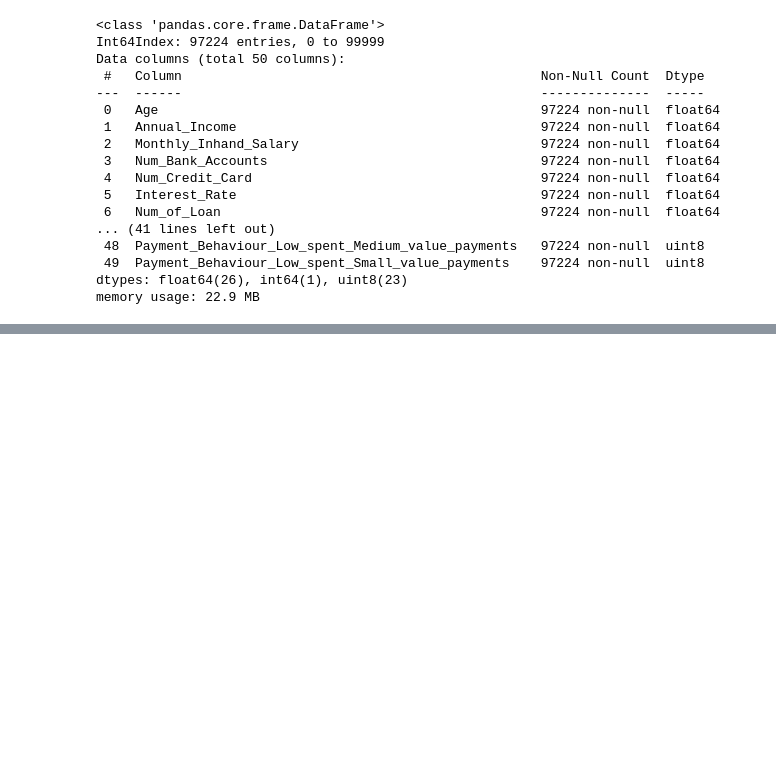
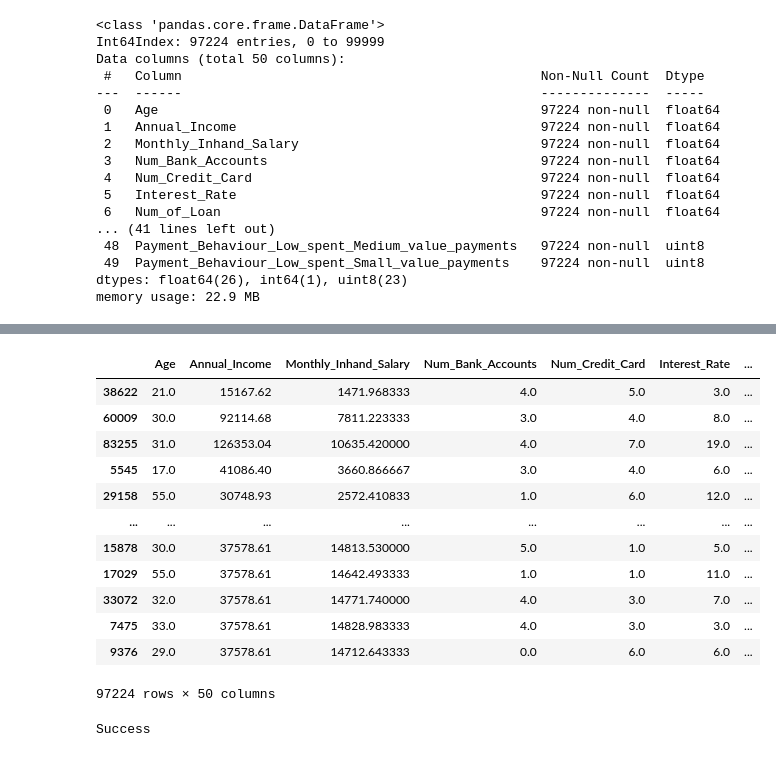
Before and after one commit to Naradon64/MLproject, a Jupyter notebook: data_cleaning.ipynb, the cells around one changed output, grey strips where cells are left out. Cells and saved outputs as stored; diff of their text form; code cells hidden in the pictures; blank space fills up the shorter version.

```diff
--- a/data_cleaning.ipynb
+++ b/data_cleaning.ipynb
@@ -440,0 +456,20 @@ df.to_csv('cleaned_data.csv', index=False)
+# %%
+df.sort_values(by='Monthly_Balance', ascending=True)
+# %% [output]
+|  | Age | Annual_Income | Monthly_Inhand_Salary | Num_Bank_Accounts | Num_Credit_Card | Interest_Rate | ... |
+| 38622 | 21.0 | 15167.62 | 1471.968333 | 4.0 | 5.0 | 3.0 | ... |
+| 60009 | 30.0 | 92114.68 | 7811.223333 | 3.0 | 4.0 | 8.0 | ... |
+| 83255 | 31.0 | 126353.04 | 10635.420000 | 4.0 | 7.0 | 19.0 | ... |
+| 5545 | 17.0 | 41086.40 | 3660.866667 | 3.0 | 4.0 | 6.0 | ... |
+| 29158 | 55.0 | 30748.93 | 2572.410833 | 1.0 | 6.0 | 12.0 | ... |
+| ... | ... | ... | ... | ... | ... | ... | ... |
+| 15878 | 30.0 | 37578.61 | 14813.530000 | 5.0 | 1.0 | 5.0 | ... |
+| 17029 | 55.0 | 37578.61 | 14642.493333 | 1.0 | 1.0 | 11.0 | ... |
+| 33072 | 32.0 | 37578.61 | 14771.740000 | 4.0 | 3.0 | 7.0 | ... |
+| 7475 | 33.0 | 37578.61 | 14828.983333 | 4.0 | 3.0 | 3.0 | ... |
+| 9376 | 29.0 | 37578.61 | 14712.643333 | 0.0 | 6.0 | 6.0 | ... |
+97224 rows × 50 columns
+# %%
+print("Success")
+# %% [output]
+Success
```
Also changed, not shown: parts of 19 cells of this notebook, 1 other file.
